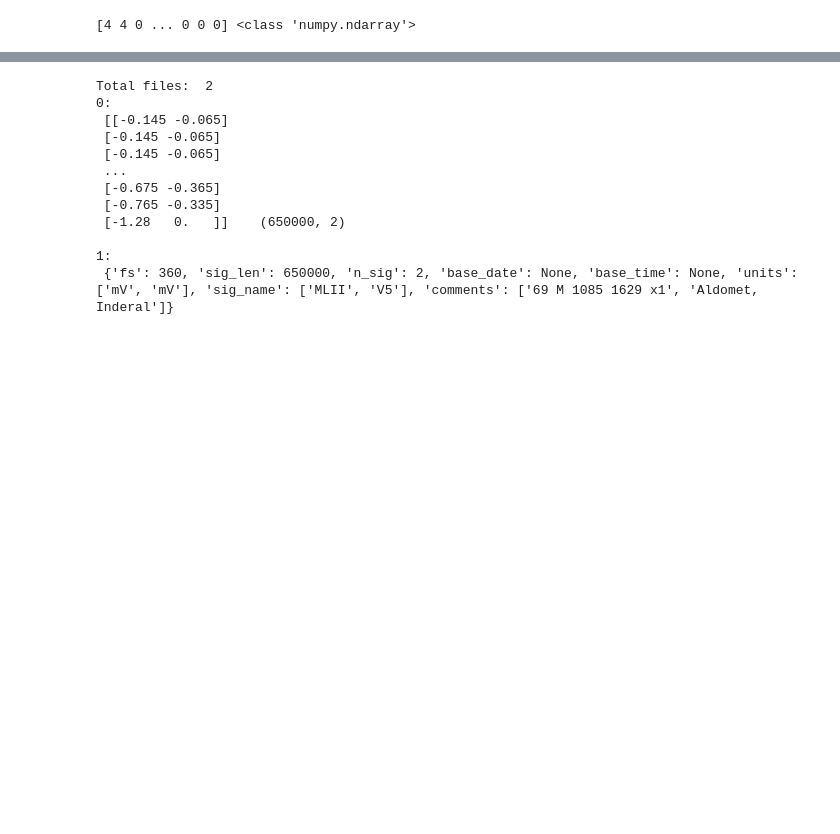
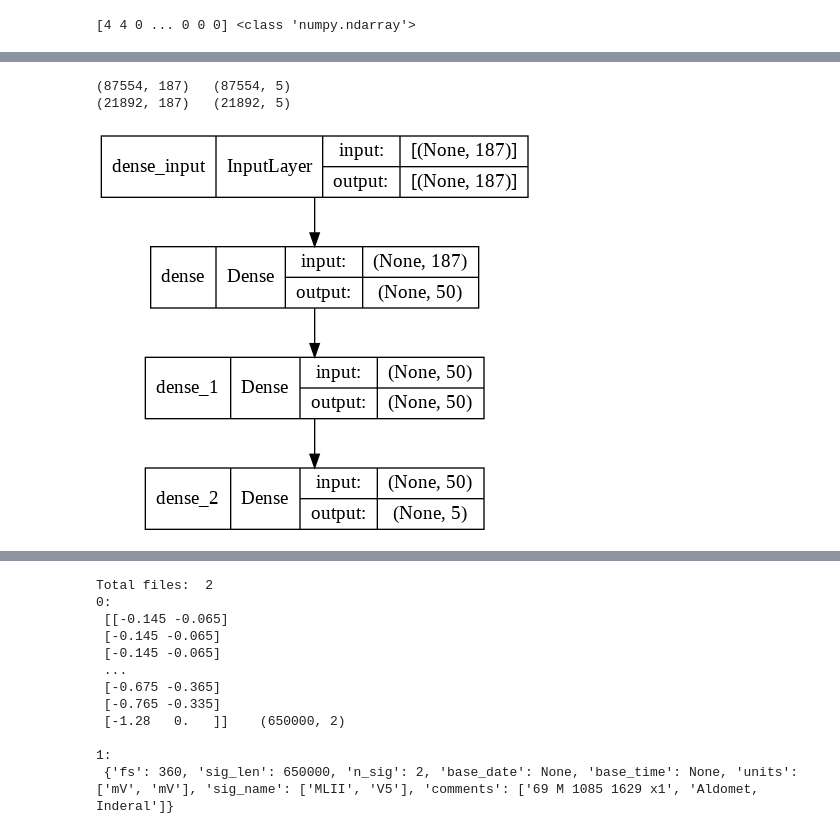
Before and after one commit to Srinivas-Natarajan/Heart-Arrhythmia-Classification, a Jupyter notebook: Heart_Arr.ipynb, the cells around one changed output, grey strips where cells are left out. Saved outputs shown, nothing was run; the diff lists cells and outputs as text; code cells hidden in the pictures; blank space fills up the shorter version.

```diff
--- a/Heart_Arr.ipynb
+++ b/Heart_Arr.ipynb
@@ -681,0 +854,19 @@ np.save('ECG_classification', prediction)
+# %%
+print(X_train.shape," ", y_train.shape)
+print(X_test.shape," ", y_test.shape)
+# %% [output]
+(87554, 187)   (87554, 5)
+(21892, 187)   (21892, 5)
+# %%
+from keras.models import Sequential
+from keras.layers import Dense, Activation
+
+model = Sequential()
+
+model.add(Dense(50, activation='relu', input_shape=(187,)))
+model.add(Dense(50, activation='relu'))
+model.add(Dense(5, activation='softmax'))
+# %%
+plot_model(model, to_file=DATA_PATH + 'simple_model_plot.png', show_shapes=True, show_layer_names=True)
+# %% [output]
+[figure, added]
```
Also changed, not shown: parts of 72 cells of this notebook, 12 other files.
